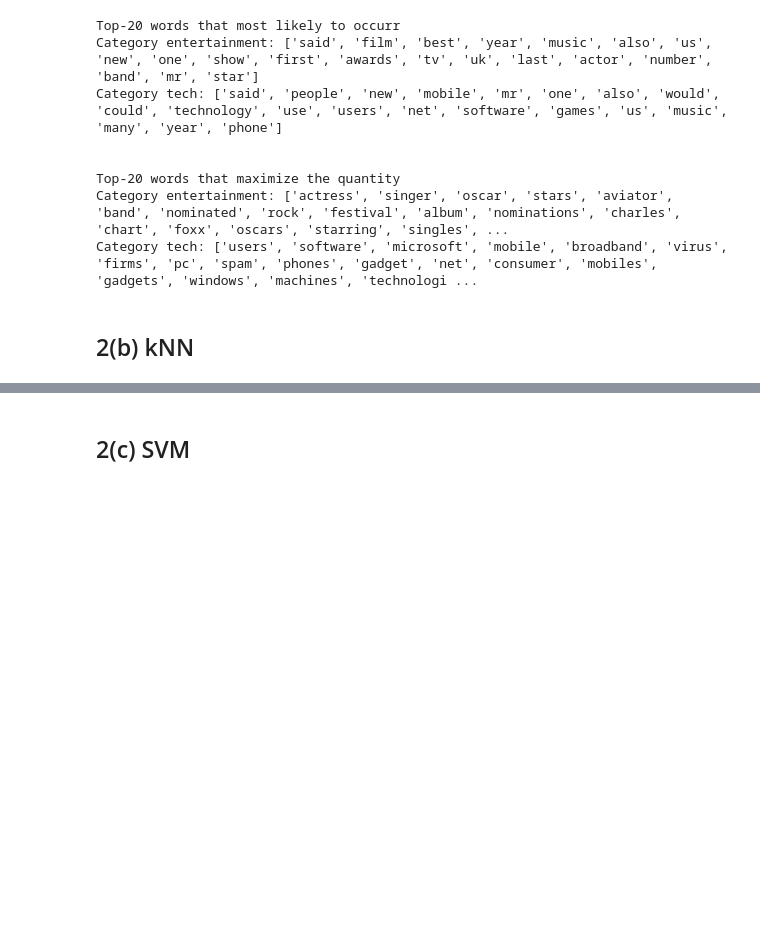
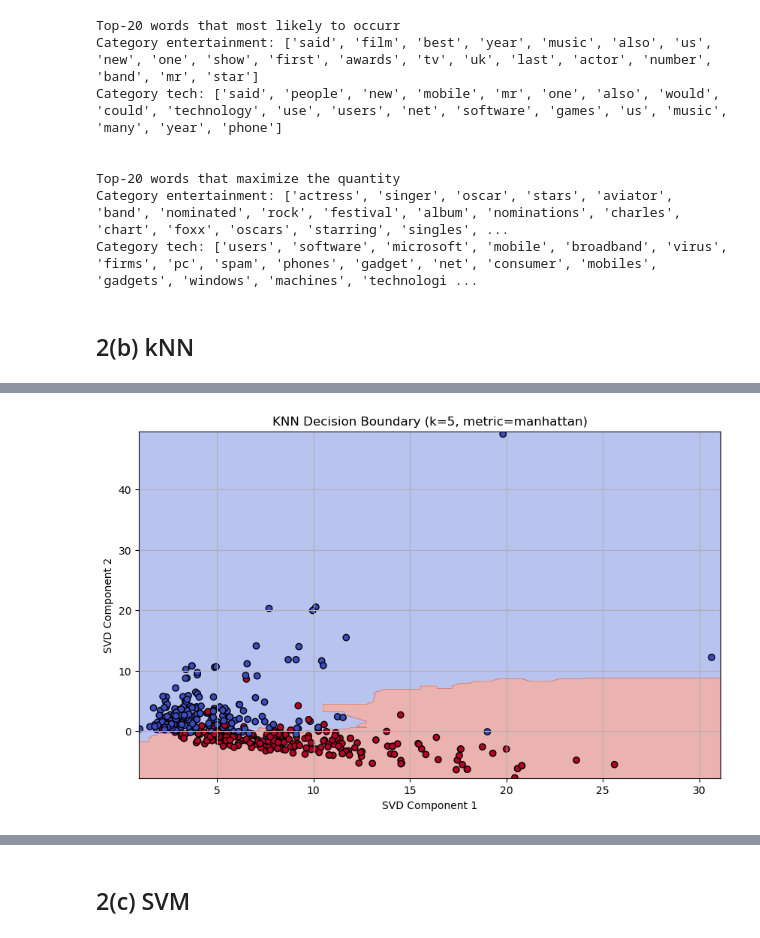
Before and after one commit to eand640/361assignment3, a Jupyter notebook: 361assignment3.ipynb, the cells around one changed output, grey strips where cells are left out. Saved outputs shown, nothing was run; the diff lists cells and outputs as text; code cells hidden in the pictures; blank space fills up the shorter version.

```diff
--- a/361assignment3.ipynb
+++ b/361assignment3.ipynb
@@ -130,6 +130,13 @@ Category tech: ['users', 'software', 'microsoft', 'mobile', 'broadband', 'virus'
 # %%
 #kNN code goes here
 
-y = df['Category']
-knn_classifier = KNeighborsClassifier(n_neighbors=3)
-knn_classifier.fit(X, y)
+# y = df['Category']
+# knn_classifier = KNeighborsClassifier(n_neighbors=3)
+# knn_classifier.fit(X, y)
+from sklearn.neighbors import KNeighborsClassifier
+
+# Using k = 5 and Manhattan distance
+knn = KNeighborsClassifier(n_neighbors=5, metric='minkowski', p=1)
+
+# Fit
+knn.fit(X, y)
@@ -135,0 +145,70 @@ knn_classifier.fit(X, y)
+# %%
+#knn surface plot
+from sklearn.preprocessing import LabelEncoder
+from sklearn.decomposition import TruncatedSVD
+from sklearn.neighbors import KNeighborsClassifier
+import numpy as np
+import matplotlib.pyplot as plt
+
+# Reduce dimensionality to 2D for visualization
+svd = TruncatedSVD(n_components=2, random_state=42)
+X_2d = svd.fit_transform(X)
+
+# Define 2D grid over the projected data space
+h = 0.05  # step size for grid
+x_min, x_max = X_2d[:, 0].min() - h, X_2d[:, 0].max() + h*10
+y_min, y_max = X_2d[:, 1].min() - h, X_2d[:, 1].max() + h*10
+
+xx, yy = np.meshgrid(np.arange(x_min, x_max, h),
+                     np.arange(y_min, y_max, h))
+
+#Encode string labels into integers
+le = LabelEncoder()
+y_encoded = le.fit_transform(y)
+
+#Train kNN classifier using 2D features
+knn.fit(X_2d, y_encoded)
+
+# Predict labels over the grid
+grid_points = np.c_[xx.ravel(), yy.ravel()]
+Z = knn.predict(grid_points)
+Z = Z.reshape(xx.shape)
+# Plot decision surface and original data points
+plt.figure(figsize=(10, 6))
+plt.contourf(xx, yy, Z, cmap=plt.cm.coolwarm, alpha=0.4)  # decision boundary
+plt.scatter(X_2d[:, 0], X_2d[:, 1], c=y_encoded, cmap=plt.cm.coolwarm, edgecolors='k')  # data points
+plt.title("KNN Decision Boundary (k=5, metric=manhattan)")
+plt.xlabel("SVD Component 1")
+plt.ylabel("SVD Component 2")
+plt.grid(True)
+plt.show()
+
+# Zoomed-in version: focus on region where most points cluster
+x_min, x_max = 0, 15
+y_min, y_max = -5, 15
+h = 0.05
+
+# Generate the grid
+xx, yy = np.meshgrid(np.arange(x_min, x_max, h),
+                     np.arange(y_min, y_max, h))
+
+# Predict class for each grid point
+grid_points = np.c_[xx.ravel(), yy.ravel()]
+Z = knn.predict(grid_points)
+Z = Z.reshape(xx.shape)
+
+# Plot zoomed-in decision surface
+plt.figure(figsize=(10, 6))
+plt.contourf(xx, yy, Z, cmap=plt.cm.coolwarm, alpha=0.4)
+plt.scatter(X_2d[:, 0], X_2d[:, 1], c=y_encoded, cmap=plt.cm.coolwarm, edgecolors='k')
+plt.title("Zoomed-in KNN Decision Boundary (k=5, metric=manhattan)")
+plt.xlabel("SVD Component 1")
+plt.ylabel("SVD Component 2")
+plt.grid(True)
+plt.xlim(0, 15)
+plt.ylim(-5, 15)
+
+plt.show()
+plt.show()
+# %% [output]
+[figure, added]
```
Also changed, not shown: parts of 9 cells of this notebook.
